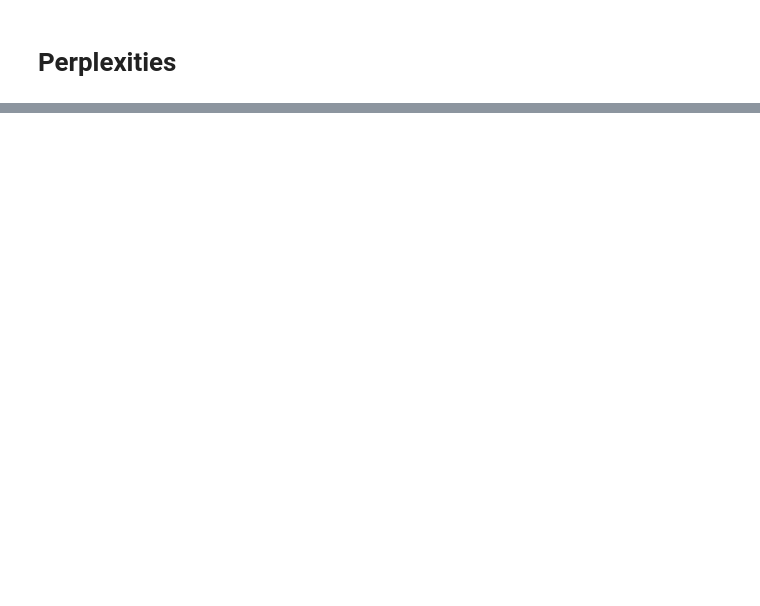
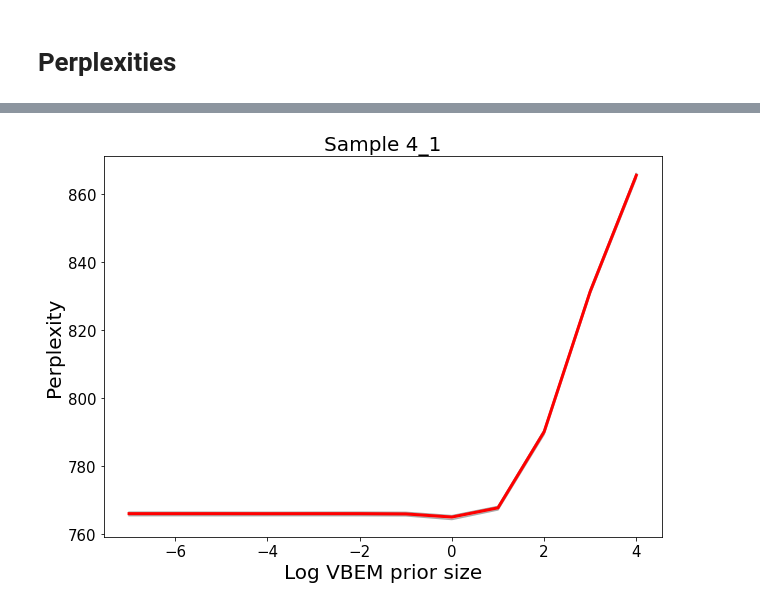
Before and after one commit to NPSDC/shoal_exeperiments, a Jupyter notebook: swim/notebooks/Perplexity Salmon.ipynb, the cells around one changed output, grey strips where cells are left out. Cells and saved outputs as stored; diff of their text form; code cells hidden in the pictures; blank space fills up the shorter version.

Commit message:
salmon prior plots

```diff
--- a/swim/notebooks/Perplexity Salmon.ipynb
+++ b/swim/notebooks/Perplexity Salmon.ipynb
@@ -65,0 +62,4 @@ perplexity_plot("5","2", vbpriors, 5)
+# %%
+p=perplexity_plot("4","1", vbpriors, 5)
+# %% [output]
+[figure, added]
```
Also changed, not shown: parts of 5 cells of this notebook.
